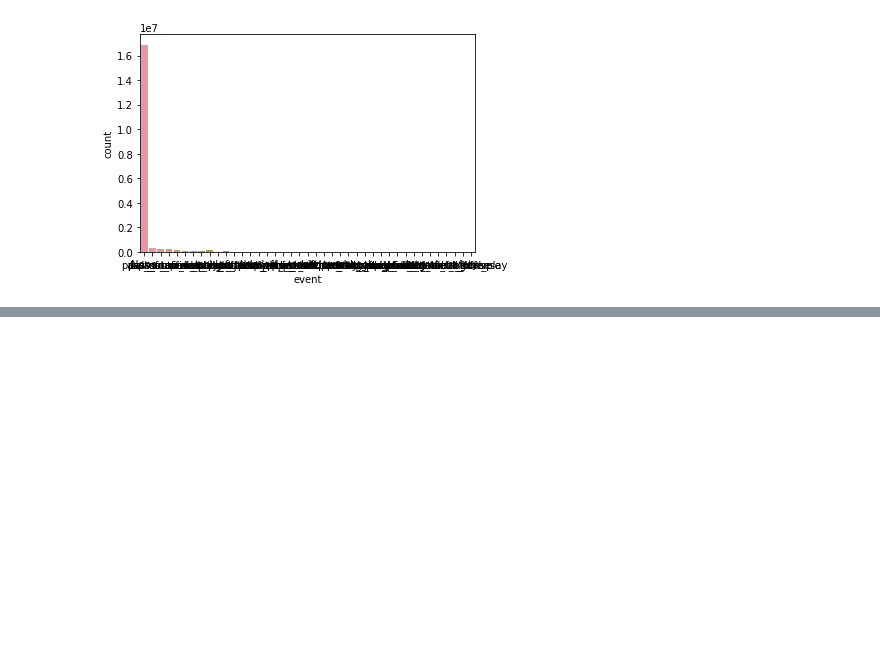
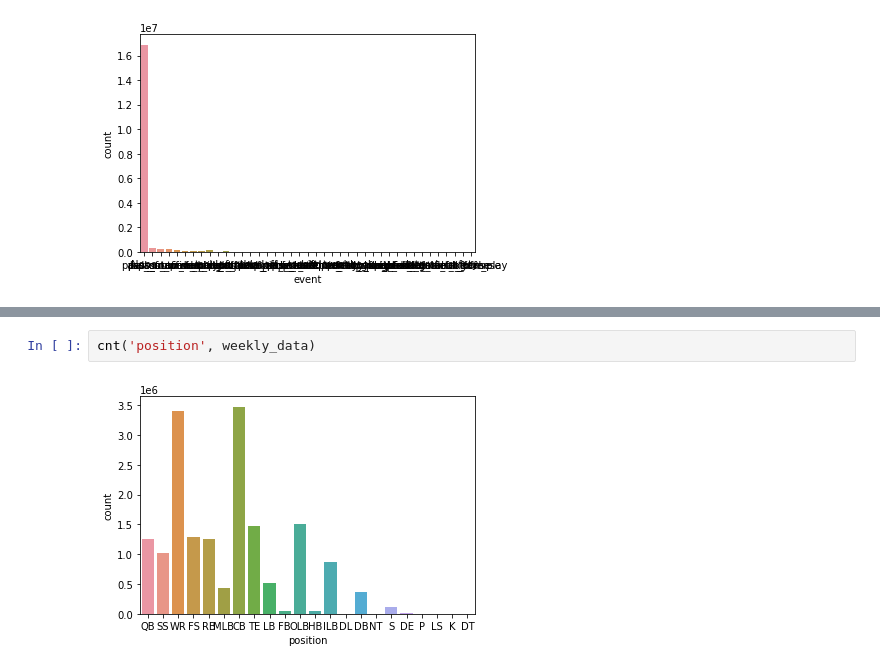
Before and after one commit to kilee722/Aiding-Africa-Mathematical-Model-of-Disease-Relief-Plan-, a Jupyter notebook: nfl_big_data_bowl_2021.ipynb, the cells around one changed output, grey strips where cells are left out. Drawn from its saved outputs; the diff is of its cells as text; blank space fills up the shorter version.

```diff
--- a/nfl_big_data_bowl_2021.ipynb
+++ b/nfl_big_data_bowl_2021.ipynb
@@ -637,0 +650,4 @@ cnt('event', weekly_data)
+# %%
+cnt('position', weekly_data)
+# %% [output]
+[figure, added]
```
Also changed, not shown: parts of 7 cells of this notebook.
